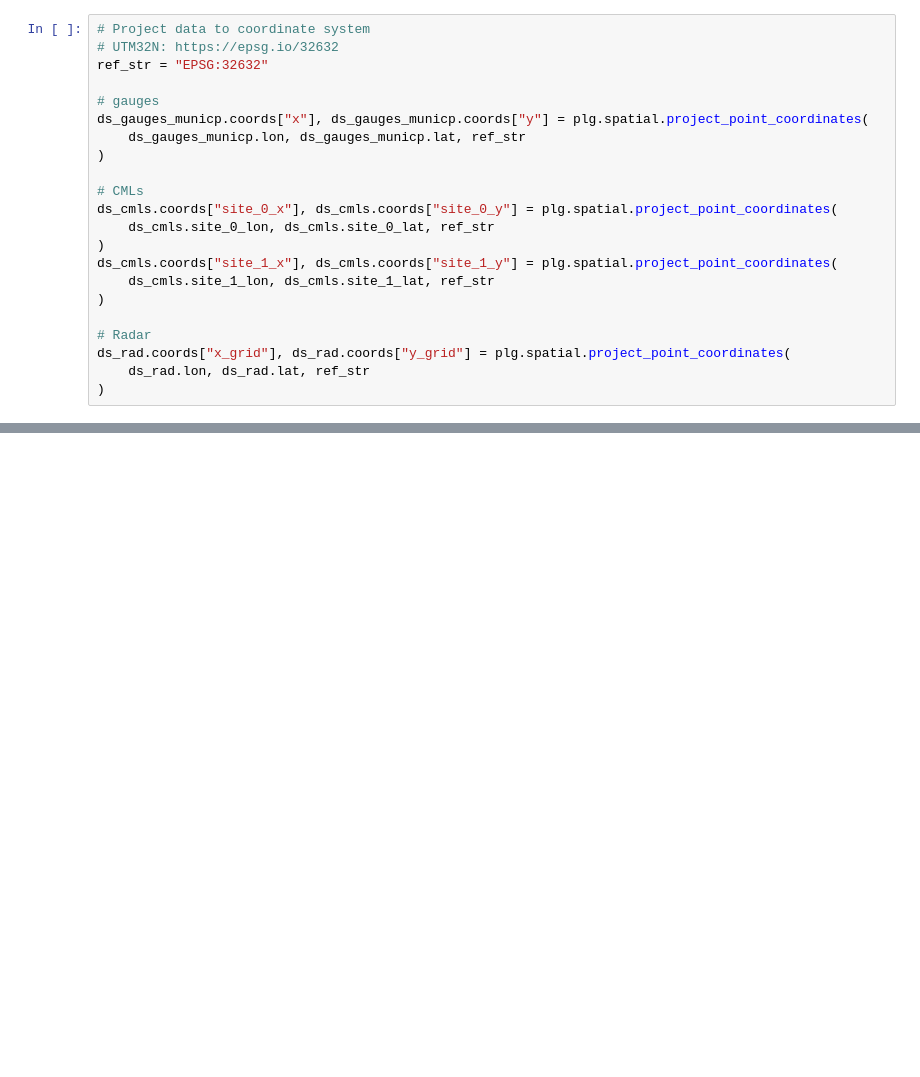
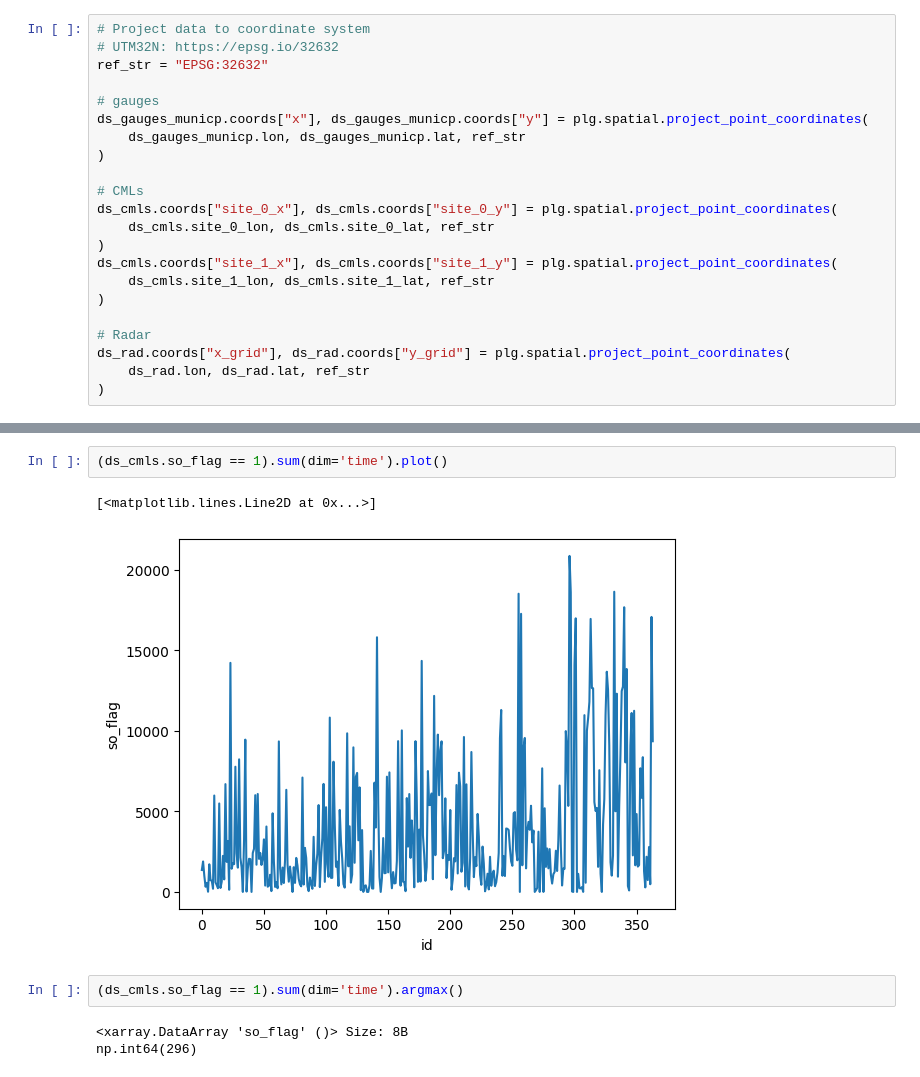
Before and after one commit to OpenSenseAction/opensense_software_ecosystem_example, a Jupyter notebook: example_workflow.ipynb, the cells around one changed output, grey strips where cells are left out. Drawn from its saved outputs; the diff is of its cells as text; blank space fills up the shorter version.

```diff
--- a/example_workflow.ipynb
+++ b/example_workflow.ipynb
@@ -185,0 +273,10 @@ cml_sum = ds_cmls.R.isel(sublink_id=0).resample(time='1h').mean().sum(dim='time'
+# %%
+(ds_cmls.so_flag == 1).sum(dim='time').plot()
+# %% [output]
+[<matplotlib.lines.Line2D at 0x...>]
+[figure, added]
+# %%
+(ds_cmls.so_flag == 1).sum(dim='time').argmax()
+# %% [output]
+<xarray.DataArray 'so_flag' ()> Size: 8B
+np.int64(296)
```
Also changed, not shown: parts of 18 cells of this notebook.
